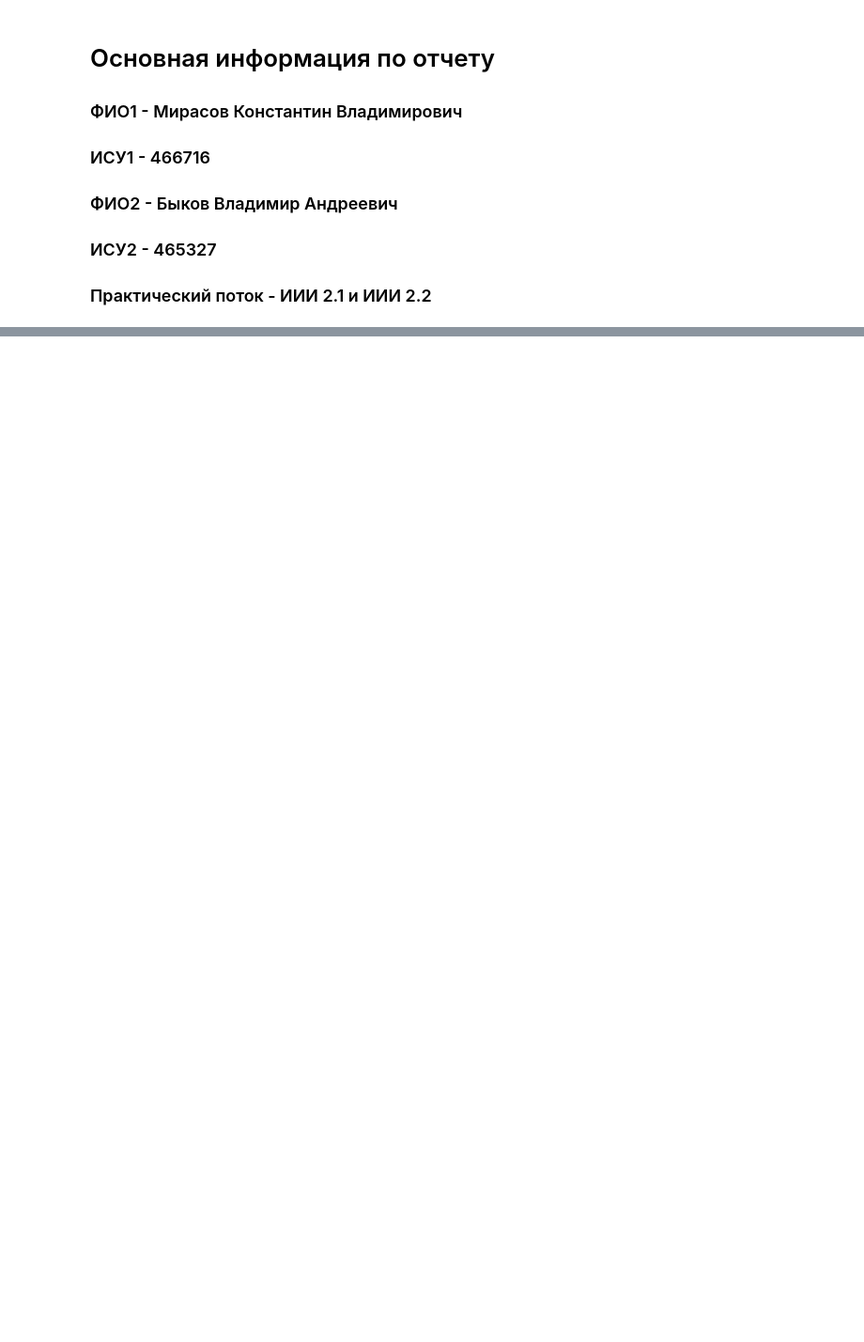
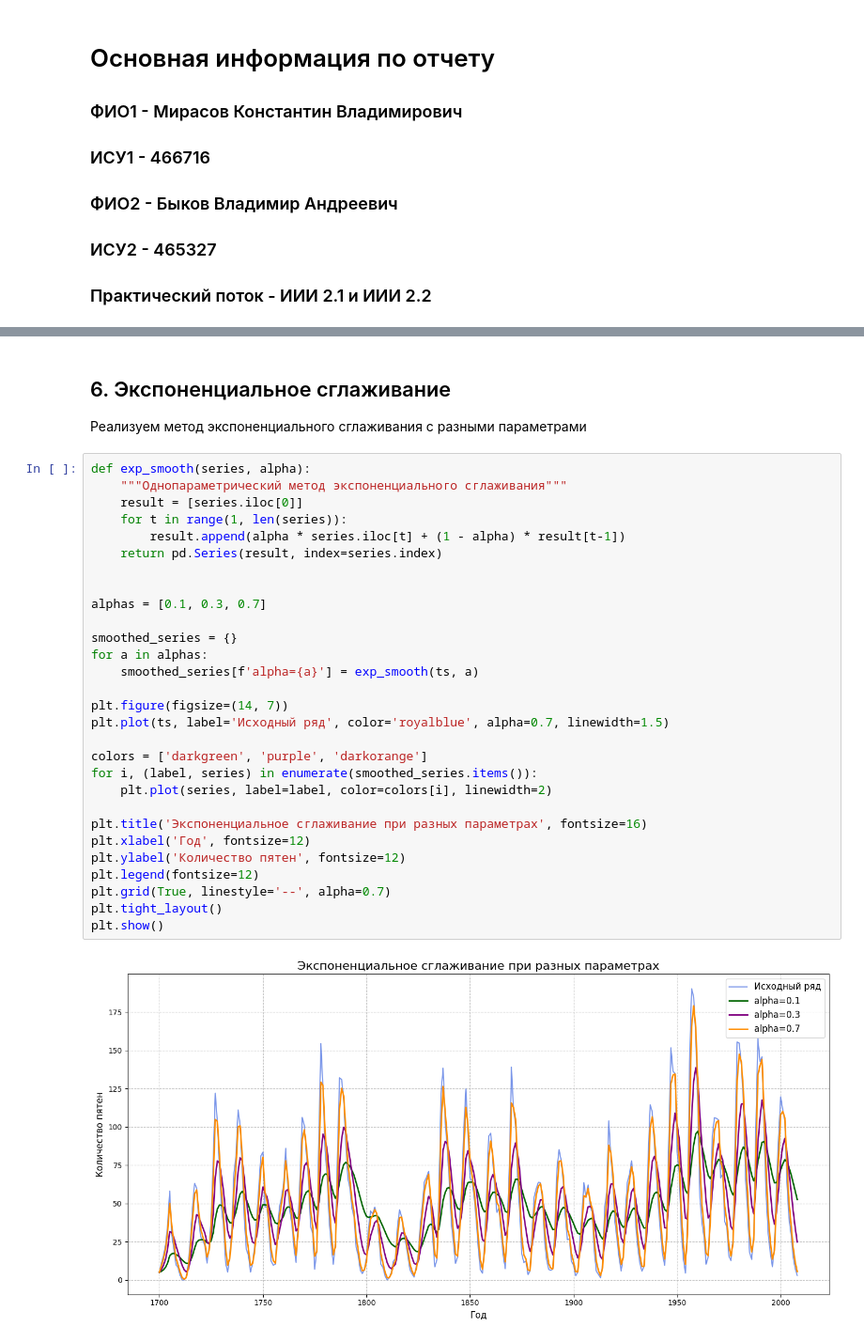
Before and after one commit to mezgou/labs-statistics-and-data-analysis, a Jupyter notebook: src/lab5/time_series.ipynb, the cells around one changed output, grey strips where cells are left out. Shown at 94% size. Cells and saved outputs as stored; diff of their text form; blank space fills up the shorter version.

```diff
--- a/src/lab5/time_series.ipynb
+++ b/src/lab5/time_series.ipynb
@@ -26,0 +168,34 @@ from matplotlib.dates import YearLocator, MonthLocator, DateFormatter
+# %% [markdown]
+## 6. Экспоненциальное сглаживание
+Реализуем метод экспоненциального сглаживания с разными параметрами
+# %%
+def exp_smooth(series, alpha):
+    """Однопараметрический метод экспоненциального сглаживания"""
+    result = [series.iloc[0]]
+    for t in range(1, len(series)):
+        result.append(alpha * series.iloc[t] + (1 - alpha) * result[t-1])
+    return pd.Series(result, index=series.index)
+
+
+alphas = [0.1, 0.3, 0.7]
+
+smoothed_series = {}
+for a in alphas:
+    smoothed_series[f'alpha={a}'] = exp_smooth(ts, a)
+
+plt.figure(figsize=(14, 7))
+plt.plot(ts, label='Исходный ряд', color='royalblue', alpha=0.7, linewidth=1.5)
+
+colors = ['darkgreen', 'purple', 'darkorange']
+for i, (label, series) in enumerate(smoothed_series.items()):
+    plt.plot(series, label=label, color=colors[i], linewidth=2)
+
+plt.title('Экспоненциальное сглаживание при разных параметрах', fontsize=16)
+plt.xlabel('Год', fontsize=12)
+plt.ylabel('Количество пятен', fontsize=12)
+plt.legend(fontsize=12)
+plt.grid(True, linestyle='--', alpha=0.7)
+plt.tight_layout()
+plt.show()
+# %% [output]
+[figure, added]
```
Also changed, not shown: parts of 21 cells of this notebook, 1 other file.
